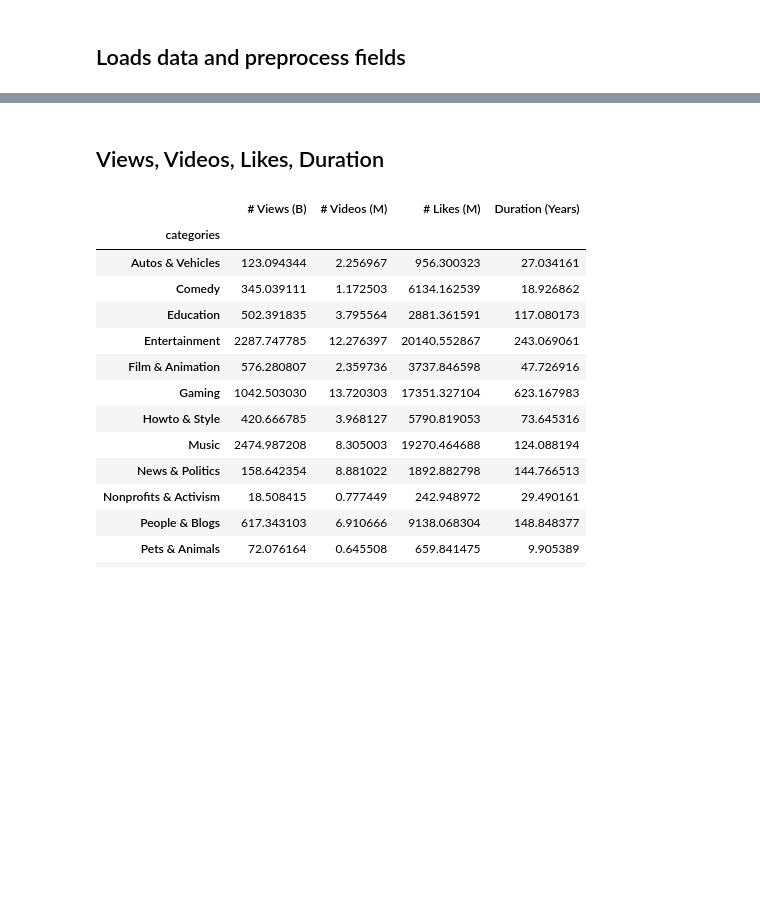
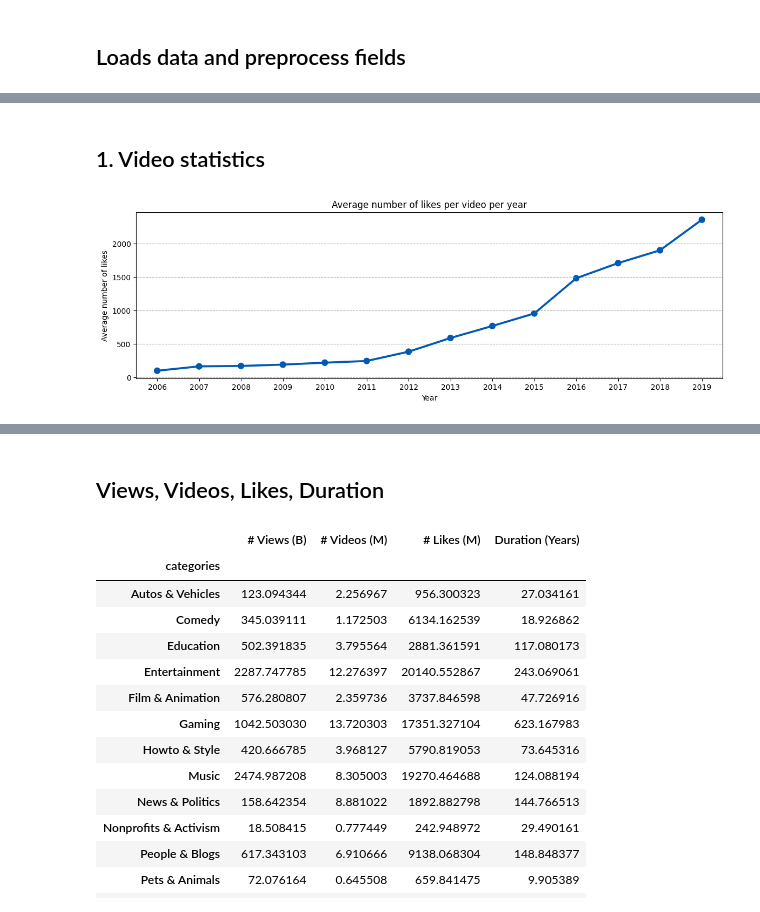
Before and after one commit to epfl-ada/ada-2023-project-datasquad2023, a Jupyter notebook: exploration.ipynb, the cells around one changed output, grey strips where cells are left out. Cells and saved outputs as stored; diff of their text form; code cells hidden in the pictures; blank space fills up the shorter version.

```diff
--- a/exploration.ipynb
+++ b/exploration.ipynb
@@ -260,0 +11,3 @@ for idx, title in enumerate(titles):
+# %%
+df_vd_tech = pd.read_csv("./tech_review_videos.tsv.gz", compression="infer", sep="\t")
+df_vd_tech["upload_date"] = pd.to_datetime(df_vd_tech["upload_date"])
@@ -260,0 +50,21 @@ for idx, title in enumerate(titles):
+# %% [markdown]
+## 1. Video statistics
+# %%
+df_vd_tech_modif_likes = df_vd_tech_modif.groupby("upload_date")[["like_count"]].mean()
+df_vd_tech_modif_likes.columns = ["average_number_of_likes"]
+# %%
+# Plot : Average video duration per year
+# Set up the subplots with the figure size (14,4)
+fig, axes = plt.subplots(nrows=1, ncols=1, figsize=(14, 4))
+sns.pointplot(x=df_vd_tech_modif_likes.index,
+              y='average_number_of_likes',
+              errwidth=1.5,
+              data=df_vd_tech_modif_likes,
+              ax=axes,
+              color='#005AB5')
+axes.set_title('Average number of likes per video per year')
+axes.set_ylabel('Average number of likes')
+axes.set_xlabel('Year')
+axes.grid(axis='y', linestyle='--')
+# %% [output]
+[figure, added]
```
Also changed, not shown: parts of 58 cells of this notebook.
